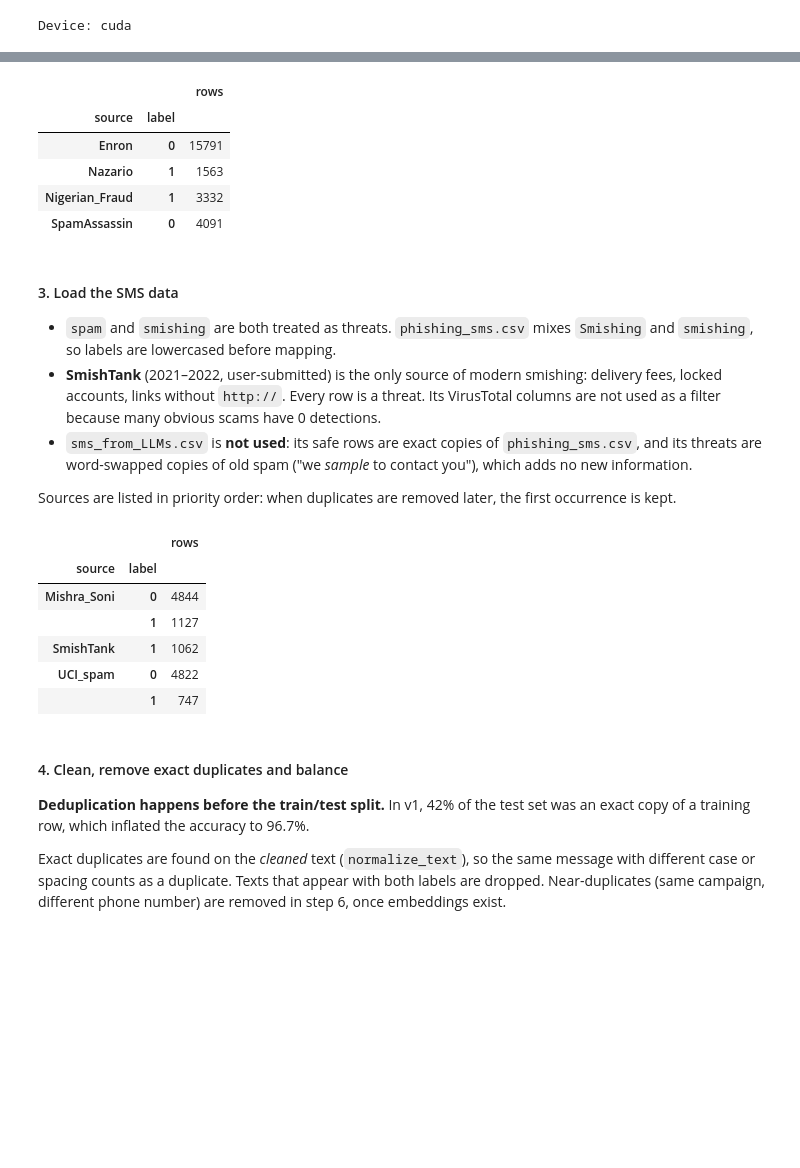
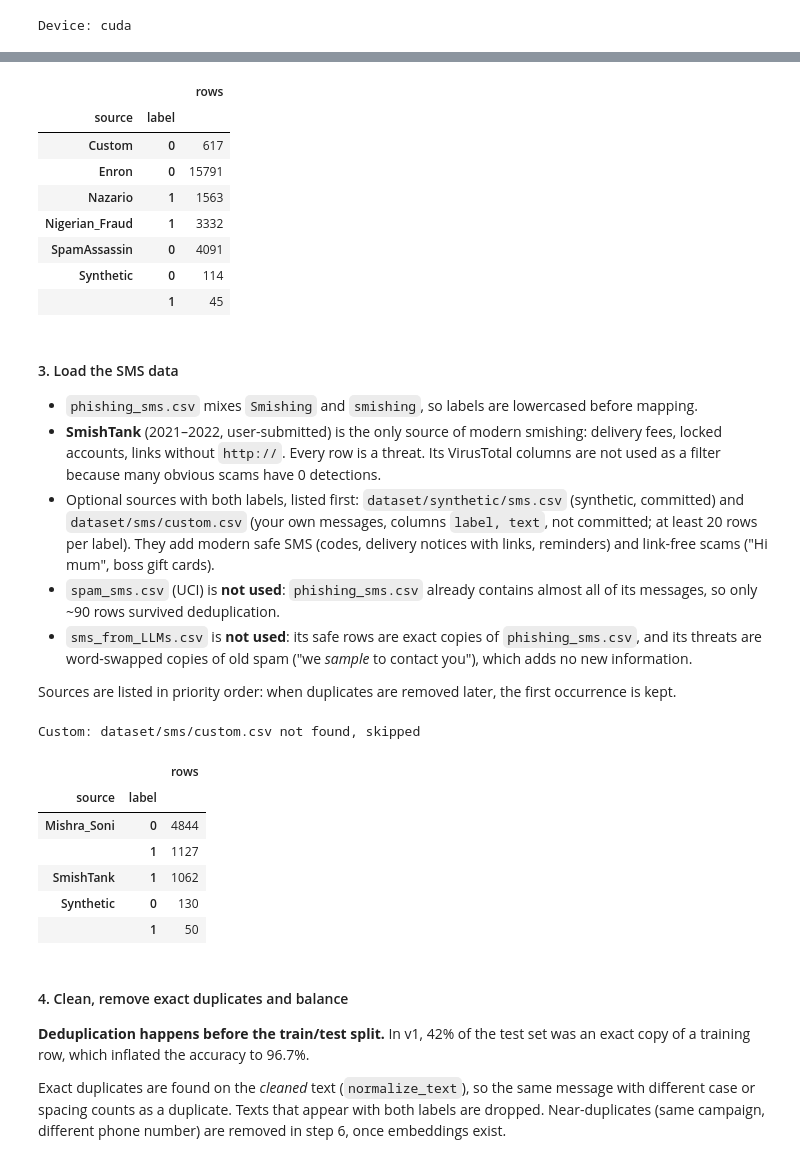
Before and after one commit to xhadi/phishing-detection-agent, a Jupyter notebook: train_model.ipynb, the cells around one changed output, grey strips where cells are left out. Drawn from its saved outputs; the diff is of its cells as text; code cells hidden in the pictures; blank space fills up the shorter version.

```diff
--- a/train_model.ipynb
+++ b/train_model.ipynb
@@ -68,46 +78,66 @@ Kaggle "Phishing Email Dataset" (Naser Abdullah Alam). Only some labels are usab
 # %%
 EMAIL_DIR = 'dataset/emails'
 
 
 def load_email_source(file_name, source, keep_label):
     """Load one Kaggle CSV, keeping only rows with keep_label (1 = threat, 0 = safe)."""
     df = pd.read_csv(f'{EMAIL_DIR}/{file_name}')
     df = df[df['label'] == keep_label]
     return pd.DataFrame({
         'text': [build_email_text(s, b) for s, b in zip(df['subject'], df['body'])],
         'label': keep_label,
         'source': source,
     })
 
 
-emails = pd.concat([
+def load_extra_emails(path, source):
+    """Optional CSV with label, subject, body columns (label 0 = safe, 1 = threat)."""
+    if not os.path.exists(path):
+        print(f'{source}: {path} not found, skipped')
+        return None
+    df = pd.read_csv(path)
+    return pd.DataFrame({
+        'text': [build_email_text(s, b) for s, b in zip(df['subject'], df['body'])],
+        'label': df['label'].astype(int),
+        'source': source,
+    })
+
+
+emails = pd.concat([  # None (a missing optional file) is skipped by pd.concat
+    load_extra_emails('dataset/emails/custom.csv', 'Custom'),
+    load_extra_emails('dataset/synthetic/emails.csv', 'Synthetic'),
     load_email_source('Nazario.csv', 'Nazario', 1),
     load_email_source('Nigerian_Fraud.csv', 'Nigerian_Fraud', 1),
     load_email_source('SpamAssasin.csv', 'SpamAssassin', 0),
     load_email_source('Enron.csv', 'Enron', 0),
 ], ignore_index=True)
 
 # Mailbox system message at the top of Nazario.csv, not a phishing email
 emails = emails[~emails['text'].str.contains("DON'T DELETE THIS MESSAGE", regex=False)]
 emails.groupby(['source', 'label']).size().rename('rows').to_frame()
 # %% [output]
 |  |  | rows |
 | source | label |  |
+| Custom | 0 | 617 |
 | Enron | 0 | 15791 |
 | Nazario | 1 | 1563 |
 | Nigerian_Fraud | 1 | 3332 |
 | SpamAssassin | 0 | 4091 |
+| Synthetic | 0 | 114 |
+|  | 1 | 45 |
 # %% [markdown]
 #### 3. Load the SMS data
 
-- `spam` and `smishing` are both treated as threats. `phishing_sms.csv` mixes `Smishing` and `smishing`, so labels are lowercased before mapping.
+- `phishing_sms.csv` mixes `Smishing` and `smishing`, so labels are lowercased before mapping.
 - **SmishTank** (2021–2022, user-submitted) is the only source of modern smishing: delivery fees, locked accounts, links without `http://`. Every row is a threat. Its VirusTotal columns are not used as a filter because many obvious scams have 0 detections.
+- Optional sources with both labels, listed first: `dataset/synthetic/sms.csv` (synthetic, committed) and `dataset/sms/custom.csv` (your own messages, columns `label, text`, not committed; at least 20 rows per label). They add modern safe SMS (codes, delivery notices with links, reminders) and link-free scams ("Hi mum", boss gift cards).
+- `spam_sms.csv` (UCI) is **not used**: `phishing_sms.csv` already contains almost all of its messages, so only ~90 rows survived deduplication.
 - `sms_from_LLMs.csv` is **not used**: its safe rows are exact copies of `phishing_sms.csv`, and its threats are word-swapped copies of old spam ("we *sample* to contact you"), which adds no new information.
 
 Sources are listed in priority order: when duplicates are removed later, the first occurrence is kept.
 # %%
 SMS_DIR = 'dataset/sms'
-SMS_LABELS = {'ham': 0, 'smishing': 1, 'spam': 1}
+SMS_LABELS = {'ham': 0, 'smishing': 1}
 
 
 def load_sms_source(file_name, source, label_col, text_col, encoding='utf-8'):
@@ -119,24 +149,35 @@ def load_sms_source(file_name, source, label_col, text_col, encoding='utf-8'):
     })
 
 
+def load_extra_sms(path, source):
+    """Optional CSV with label, text columns (label 0 = safe, 1 = threat)."""
+    if not os.path.exists(path):
+        print(f'{source}: {path} not found, skipped')
+        return None
+    df = pd.read_csv(path)
+    return pd.DataFrame({'text': df['text'].astype(str), 'label': df['label'].astype(int), 'source': source})
+
+
 smishtank = pd.read_csv(f'{SMS_DIR}/SmishTank_dataset.csv', encoding='latin-1')
-sms = pd.concat([
+sms = pd.concat([  # None (a missing optional file) is skipped by pd.concat
+    load_extra_sms(f'{SMS_DIR}/custom.csv', 'Custom'),
+    load_extra_sms('dataset/synthetic/sms.csv', 'Synthetic'),
     load_sms_source('phishing_sms.csv', 'Mishra_Soni', 'LABEL', 'TEXT'),
     pd.DataFrame({'text': smishtank['MainText'].astype(str), 'label': 1, 'source': 'SmishTank'}),
-    load_sms_source('spam_sms.csv', 'UCI_spam', 'v1', 'v2', encoding='latin-1'),
 ], ignore_index=True)
 
 assert sms['label'].notna().all(), f"Unmapped SMS labels: {sms.loc[sms['label'].isna()]}"
 sms['label'] = sms['label'].astype(int)
 sms.groupby(['source', 'label']).size().rename('rows').to_frame()
 # %% [output]
+Custom: dataset/sms/custom.csv not found, skipped
 |  |  | rows |
 | source | label |  |
 | Mishra_Soni | 0 | 4844 |
 |  | 1 | 1127 |
 | SmishTank | 1 | 1062 |
-| UCI_spam | 0 | 4822 |
-|  | 1 | 747 |
+| Synthetic | 0 | 130 |
+|  | 1 | 50 |
 # %% [markdown]
 #### 4. Clean, remove exact duplicates and balance
 
```
Also changed, not shown: parts of 19 cells of this notebook, 13 other files.
